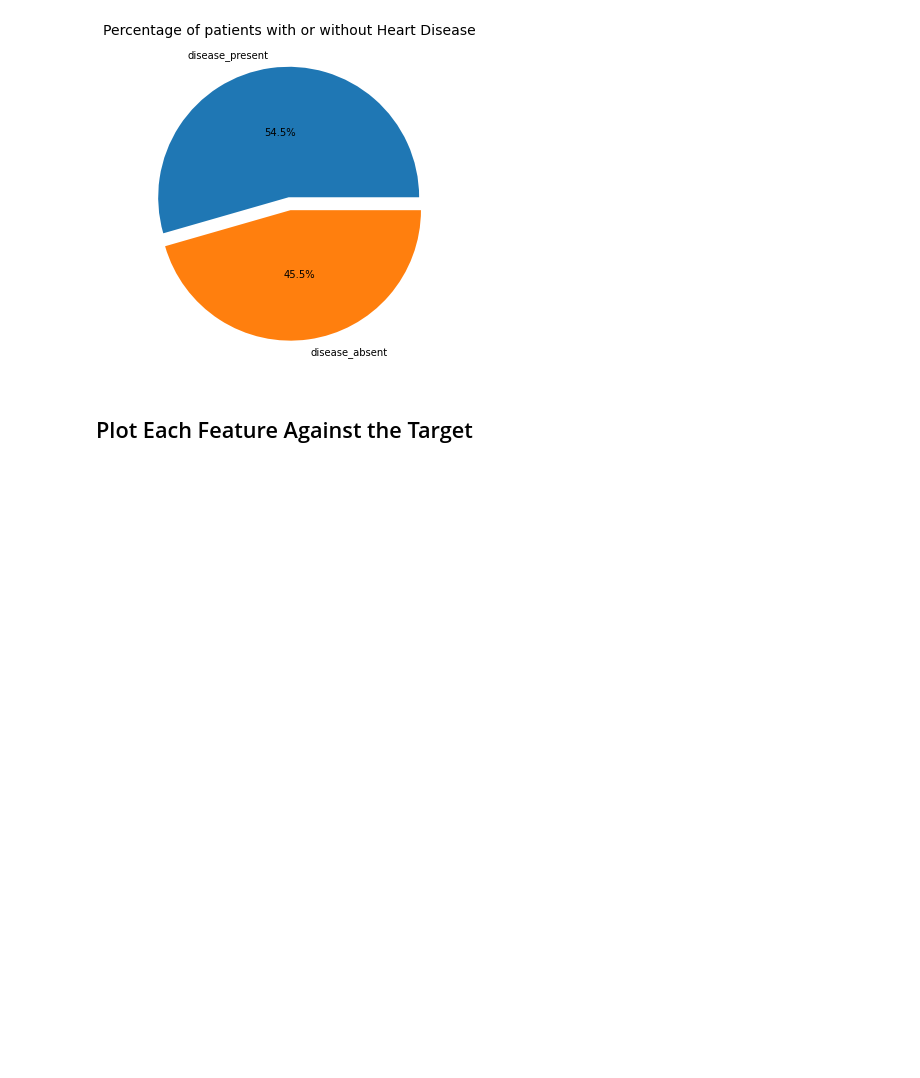
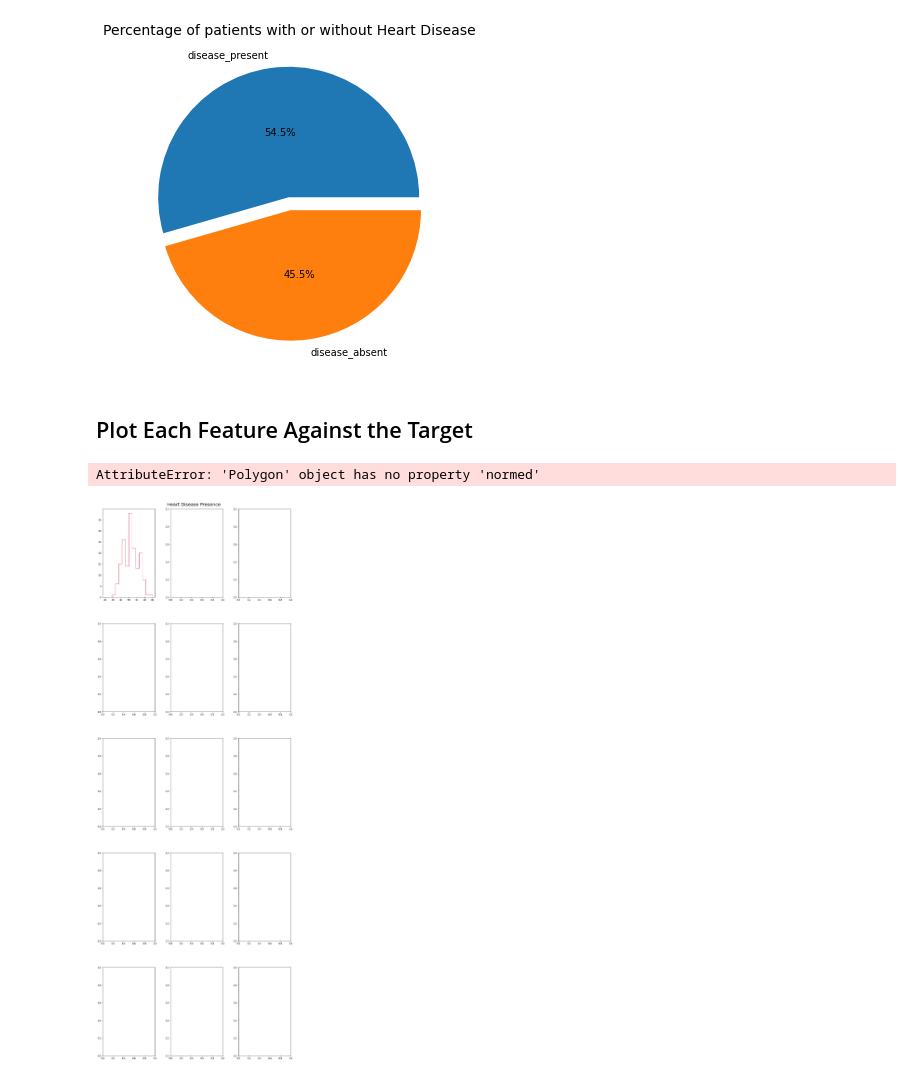
Before and after one commit to abielhammonds/predict_heart_disease_machine_learning_project, a Jupyter notebook: heart_disease_uci.ipynb, the cells around one changed output. Drawn from its saved outputs; the diff is of its cells as text; code cells hidden in the pictures; blank space fills up the shorter version.

Commit message:
adding starter code for comparison plot

```diff
--- a/heart_disease_uci.ipynb
+++ b/heart_disease_uci.ipynb
@@ -1035,0 +1029,48 @@ plt.show()
+# %%
+fig, axes = plt.subplots(nrows=5, ncols=3, figsize=(15,40))
+plt.subplots_adjust(wspace=0.30, hspace=0.30, top=0.97)
+plt.suptitle("Heart Disease Presence", fontsize=20)
+bins = np.linspace(20,80,15)
+axes[0,0].hist(heart_data[heart_data['target']==1],bins,color=["crimson"],histtype="step",label="disease",normed=True)
+axes[0,0].hist(heart_data[heart_data['target']==0].age,bins,color=["chartreuse"],histtype="step",label="no disease",normed=True)
+axes[0,0].set_xlabel("Patient Age (in Years)")
+axes[0,0].set_ylim(0.0,0.070)
+axes[0,0].legend(prop={'size': 10},loc="upper left")
+
+
+#### this is a different example
+g = sns.catplot(x="Month", y="Counts", col="COVID Metrics", data=covid_plots, kind="bar", palette="autumn_r", ci=None, sharey=False)
+g.fig.suptitle("COVID trends by month in 2020 for key metrics", y=1.10)
+plt.show()
+g.savefig('covid.png')
+
+##### this is another example
+
+np.random.seed(19680801)
+
+n_bins = 10
+x = np.random.randn(1000, 3)
+
+fig, ((ax0, ax1), (ax2, ax3)) = plt.subplots(nrows=2, ncols=2)
+
+colors = ['red', 'tan', 'lime']
+ax0.hist(x, n_bins, density=True, histtype='bar', color=colors, label=colors)
+ax0.legend(prop={'size': 10})
+ax0.set_title('bars with legend')
+
+ax1.hist(x, n_bins, density=True, histtype='bar', stacked=True)
+ax1.set_title('stacked bar')
+
+ax2.hist(x, n_bins, histtype='step', stacked=True, fill=False)
+ax2.set_title('stack step (unfilled)')
+
+# Make a multiple-histogram of data-sets with different length.
+x_multi = [np.random.randn(n) for n in [10000, 5000, 2000]]
+ax3.hist(x_multi, n_bins, histtype='bar')
+ax3.set_title('different sample sizes')
+
+fig.tight_layout()
+plt.show()
+# %% [output]
+AttributeError: 'Polygon' object has no property 'normed'
+[figure, added]
```
Also changed, not shown: parts of 2 cells of this notebook.
